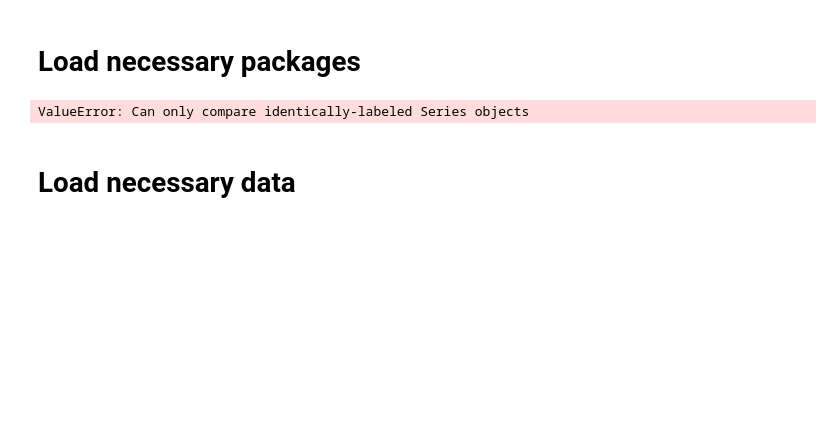
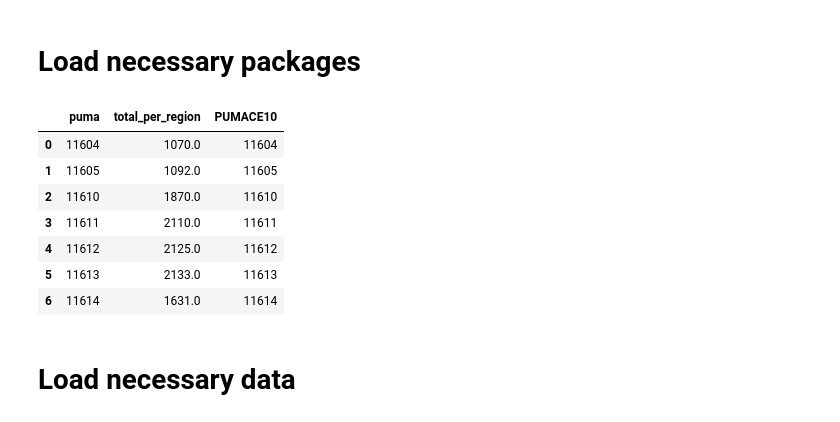
Before and after one commit to aabrahamson3/opportunity_youth, a Jupyter notebook: 01-making_a_map_aabrahamson.ipynb, the cells around one changed output. Saved outputs shown, nothing was run; the diff lists cells and outputs as text; code cells hidden in the pictures; blank space fills up the shorter version.

```diff
--- a/01-making_a_map_aabrahamson.ipynb
+++ b/01-making_a_map_aabrahamson.ipynb
@@ -34,4 +16,0 @@ def add_oy_to_puma(input_df, main_df):
-# %%
-test_oypop_df['OY_per_puma'] = skc_puma.apply(add_oy_to_puma(oy_per_puma_df, skc_puma), axis=1)
-# %% [output]
-ValueError: Can only compare identically-labeled Series objects
@@ -37,0 +19,11 @@ ValueError: Can only compare identically-labeled Series objects
+# %%
+oy_per_puma_df
+# %% [output]
+|  | puma | total_per_region | PUMACE10 |
+| 0 | 11604 | 1070.0 | 11604 |
+| 1 | 11605 | 1092.0 | 11605 |
+| 2 | 11610 | 1870.0 | 11610 |
+| 3 | 11611 | 2110.0 | 11611 |
+| 4 | 11612 | 2125.0 | 11612 |
+| 5 | 11613 | 2133.0 | 11613 |
+| 6 | 11614 | 1631.0 | 11614 |
```
Also changed, not shown: parts of 13 cells of this notebook, 8 other files.
